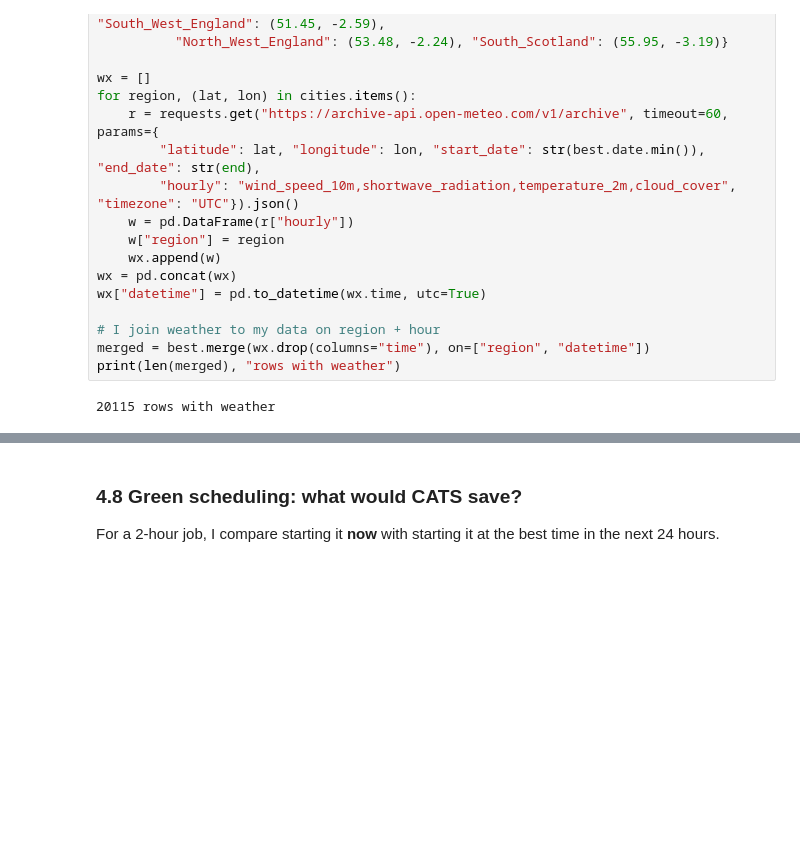
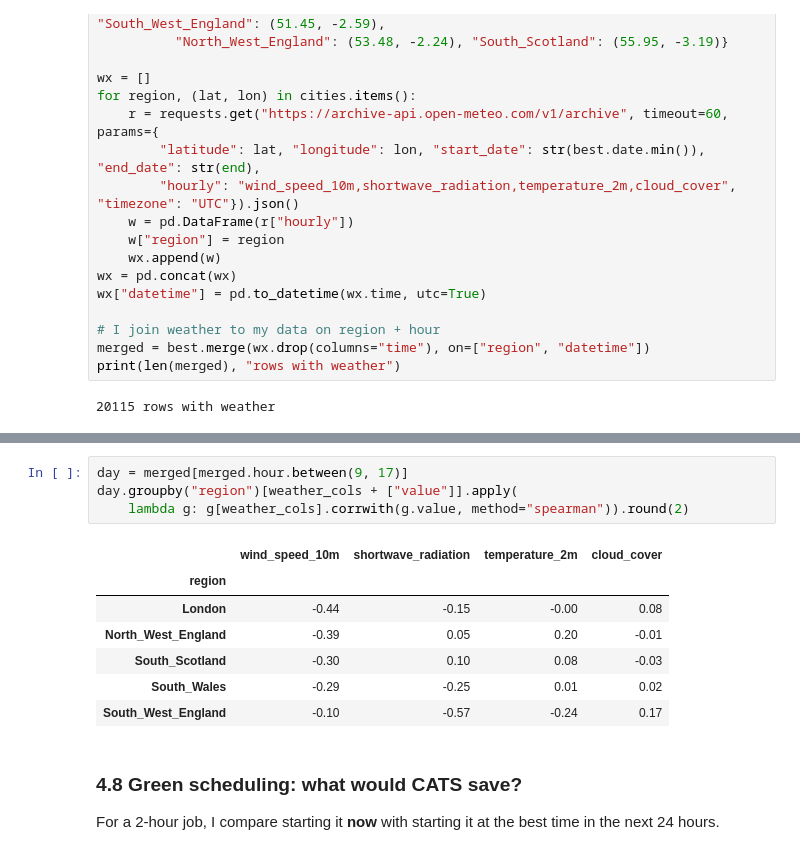
Before and after one commit to Humak1/get_carbon_intensity_data, a Jupyter notebook: carbon_intensity_analysis.ipynb, the cells around one changed output, grey strips where cells are left out. Drawn from its saved outputs; the diff is of its cells as text; blank space fills up the shorter version.

```diff
--- a/carbon_intensity_analysis.ipynb
+++ b/carbon_intensity_analysis.ipynb
@@ -764,3 +860,15 @@ merged.groupby("region").apply(lambda g: g[weather_cols].corrwith(g.value, metho
+# %%
+day = merged[merged.hour.between(9, 17)]
+day.groupby("region")[weather_cols + ["value"]].apply(
+    lambda g: g[weather_cols].corrwith(g.value, method="spearman")).round(2)
+# %% [output]
+|  | wind_speed_10m | shortwave_radiation | temperature_2m | cloud_cover |
+| region |  |  |  |  |
+| London | -0.44 | -0.15 | -0.00 | 0.08 |
+| North_West_England | -0.39 | 0.05 | 0.20 | -0.01 |
+| South_Scotland | -0.30 | 0.10 | 0.08 | -0.03 |
+| South_Wales | -0.29 | -0.25 | 0.01 | 0.02 |
+| South_West_England | -0.10 | -0.57 | -0.24 | 0.17 |
 # %% [markdown]
 ### 4.8 Green scheduling: what would CATS save?
 For a 2-hour job, I compare starting it **now** with starting it at the best time in the next 24 hours.
```
Also changed, not shown: parts of 12 cells of this notebook.
